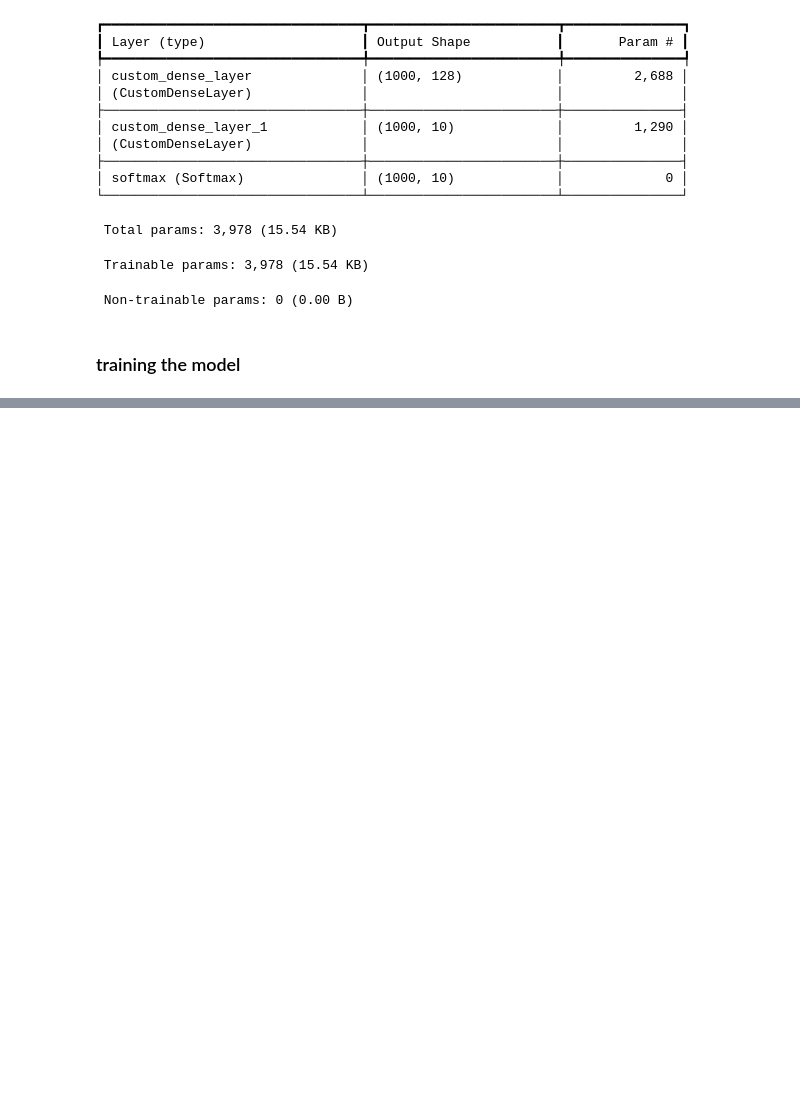
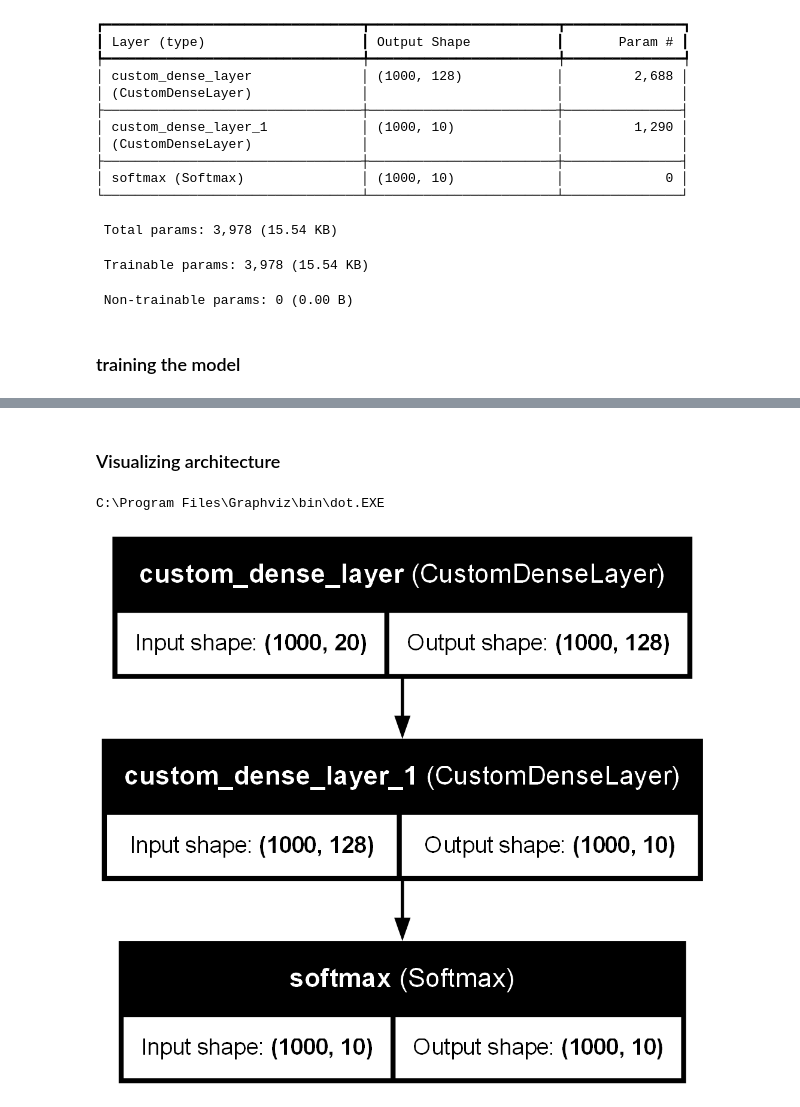
Before and after one commit to Helia-Karisani/Keras-customLayers, a Jupyter notebook: Keras-customLayers.ipynb, the cells around one changed output, grey strips where cells are left out. Saved outputs shown, nothing was run; the diff lists cells and outputs as text; code cells hidden in the pictures; blank space fills up the shorter version.

Commit message:
aff figure,

```diff
--- a/Keras-customLayers.ipynb
+++ b/Keras-customLayers.ipynb
@@ -125 +131,15 @@ Epoch 10/10
 <keras.src.callbacks.history.History at 0x...>
+# %% [markdown]
+### Visualizing architecture
+# %%
+import shutil
+print(shutil.which("dot"))
+# %% [output]
+C:\Program Files\Graphviz\bin\dot.EXE
+# %%
+from tensorflow.keras.utils import plot_model
+
+# Visualize the model architecture
+plot_model(model, to_file='model_architecture.png', show_shapes=True, show_layer_names=True)
+# %% [output]
+[figure, added]
```
Also changed, not shown: parts of 2 cells of this notebook, 1 other file.
